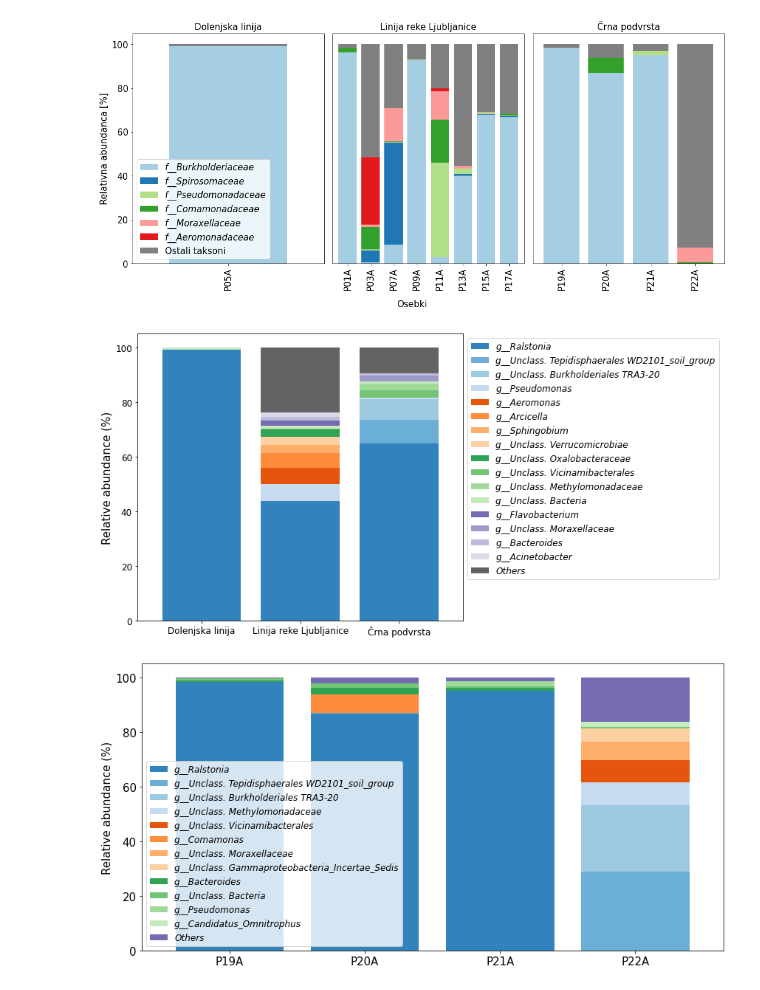
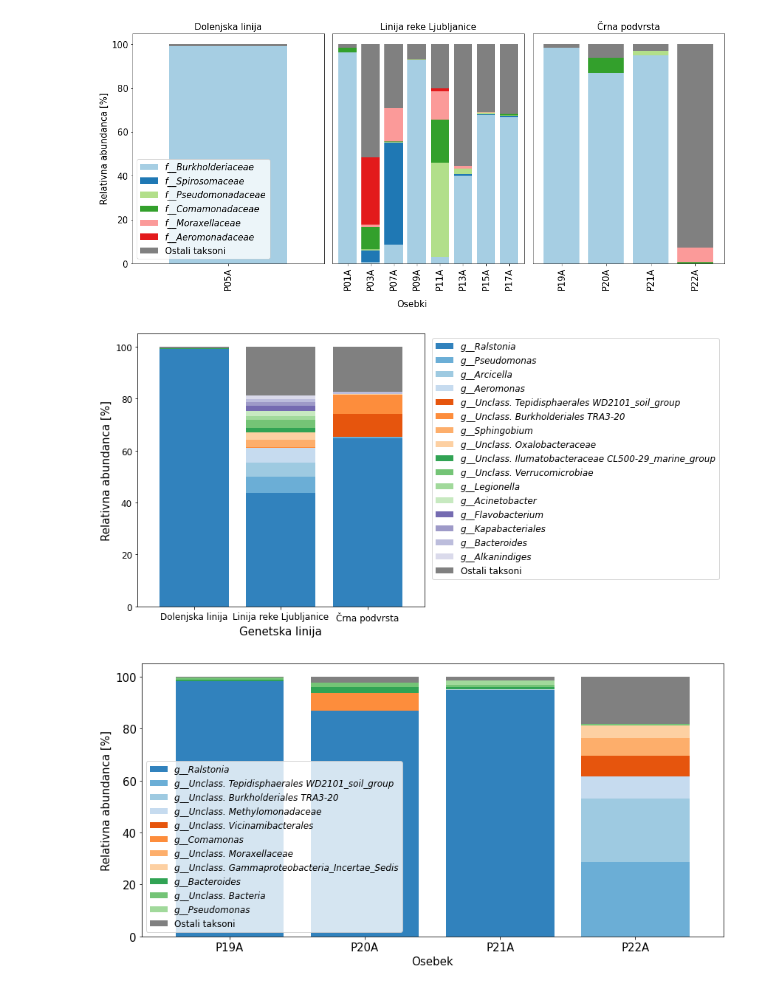
Before and after one commit to nezapajek/proteus-skin-microbiome, a Jupyter notebook: bacteria/02_taxonomic-analysis.ipynb, the cells around one changed output. Drawn from its saved outputs; the diff is of its cells as text; code cells hidden in the pictures.

```diff
--- a/bacteria/02_taxonomic-analysis.ipynb
+++ b/bacteria/02_taxonomic-analysis.ipynb
@@ -443,75 +437,92 @@ plt.savefig('./results/proteus_all_populations_bacteria.png')
 # %% [output]
 [figure]
 # %%
-fig, [ax1, ax2] = plt.subplots(1, 2, figsize=(12, 6), gridspec_kw={'width_ratios': [3, 1]})
+fig, [ax1, ax2] = plt.subplots(1, 2, figsize=(12, 6), gridspec_kw={'width_ratios': [9, 0]})
+
+max_count = 17
+kwargs = dict(level=6, count=max_count, sort_by_mean2=False)
+
+colors = list(plt.cm.tab20c.colors)
+colors[max_count-1] = 'gray'
 
 dokdo.taxa_abundance_bar_plot(
     taxa_bar_plot,
     ax=ax1,
-    level=6,
-    count=17,
     group='population',
     group_order=['Dolenjska linija', 'Linija reke Ljubljanice', 'Črna podvrsta'],
     figsize=(10, 7),
     legend=False,
-    cmap_name='tab20c'
+    colors=colors,
+    **kwargs
 )
 
 dokdo.taxa_abundance_bar_plot(
     taxa_bar_plot,
     ax=ax2,
-    level=6,
-    count=17,
     group='population',
     group_order=['Dolenjska linija', 'Linija reke Ljubljanice', 'Črna podvrsta'],
     figsize=(10, 7),
-    legend_short=False,
-    cmap_name='tab20c'
+    legend_short=True,
+    colors=colors,
+    **kwargs
 )
 
+# custom properties
+ax1.set_xlabel('Genetska linija', fontsize = 15)
+ax1.set_ylabel('Relativna abundanca [%]')
+
 handles, labels = ax2.get_legend_handles_labels()
-labels = [label_filter(lbl) for lbl in labels]
+labels[-1] = 'Ostali taksoni'
 
 ax2.clear()
-ax2.legend(handles, labels, prop={'size': 12, 'style': 'italic'})
+legend = ax2.legend(handles, labels, prop={'size': 12, 'style': 'italic'})
+legend.get_texts()[-1].set_style('normal')
 ax2.axis('off')
 
-# custom properties
 ax1.tick_params(labelrotation = 0, labelsize=12)  # reset rotation
 ax1.yaxis.label.set_size(15)
 
 plt.tight_layout()
 plt.savefig('./results/populations_together_ba.png')
 # %% [output]
-[figure, old version]
+[figure, new version]
 # %%
+max_count = 12
+
 kwargs = dict(
     include_samples={'population': ['Črna podvrsta']},
     label_columns=['sample-id'],
     level=6,
-    count=13,
+    count=max_count,
 )
+
+colors = list(plt.cm.tab20c.colors)
+colors[max_count-1] = 'gray'
 
 fig, ax = plt.subplots(figsize=(12, 6))
 
 dokdo.taxa_abundance_bar_plot(
     taxa_bar_plot,
     figsize=(12, 6),
-    cmap_name='tab20c',
+    colors=colors,
     legend_short=True,
     ax=ax,
     **kwargs
 )
 
 handles, labels = ax.get_legend_handles_labels()
+labels[-1] = 'Ostali taksoni'
 
 ax.tick_params(labelrotation = 0, labelsize=15)
 ax.yaxis.label.set_size(15)
 ax.xaxis.label.set_size(15)
-ax.legend(handles, labels, prop={'size': 12,'style': 'italic'})
+legend = ax.legend(handles, labels, prop={'size': 12,'style': 'italic'})
+legend.get_texts()[-1].set_style('normal')
 
+ax.set_xlabel('Osebek', fontsize = 15)
+ax.set_ylabel('Relativna abundanca [%]')
 
 plt.tight_layout()
 plt.savefig('./results/crni_primerjava10najpogostejsih_ba.png')
 # %% [output]
-[figure, old version]
+[figure, new version]
```
Also changed, not shown: parts of 7 cells of this notebook, 21 other files.
